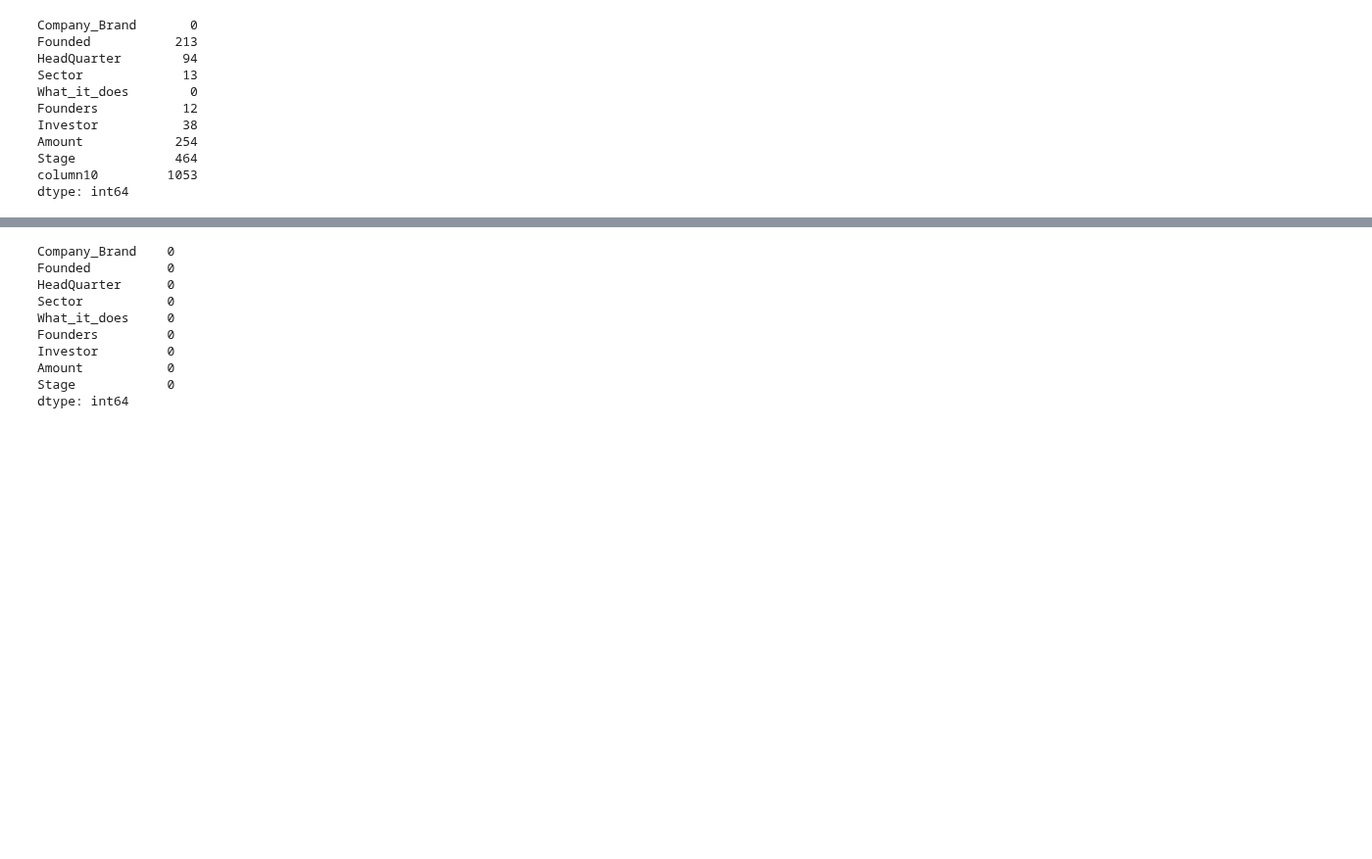
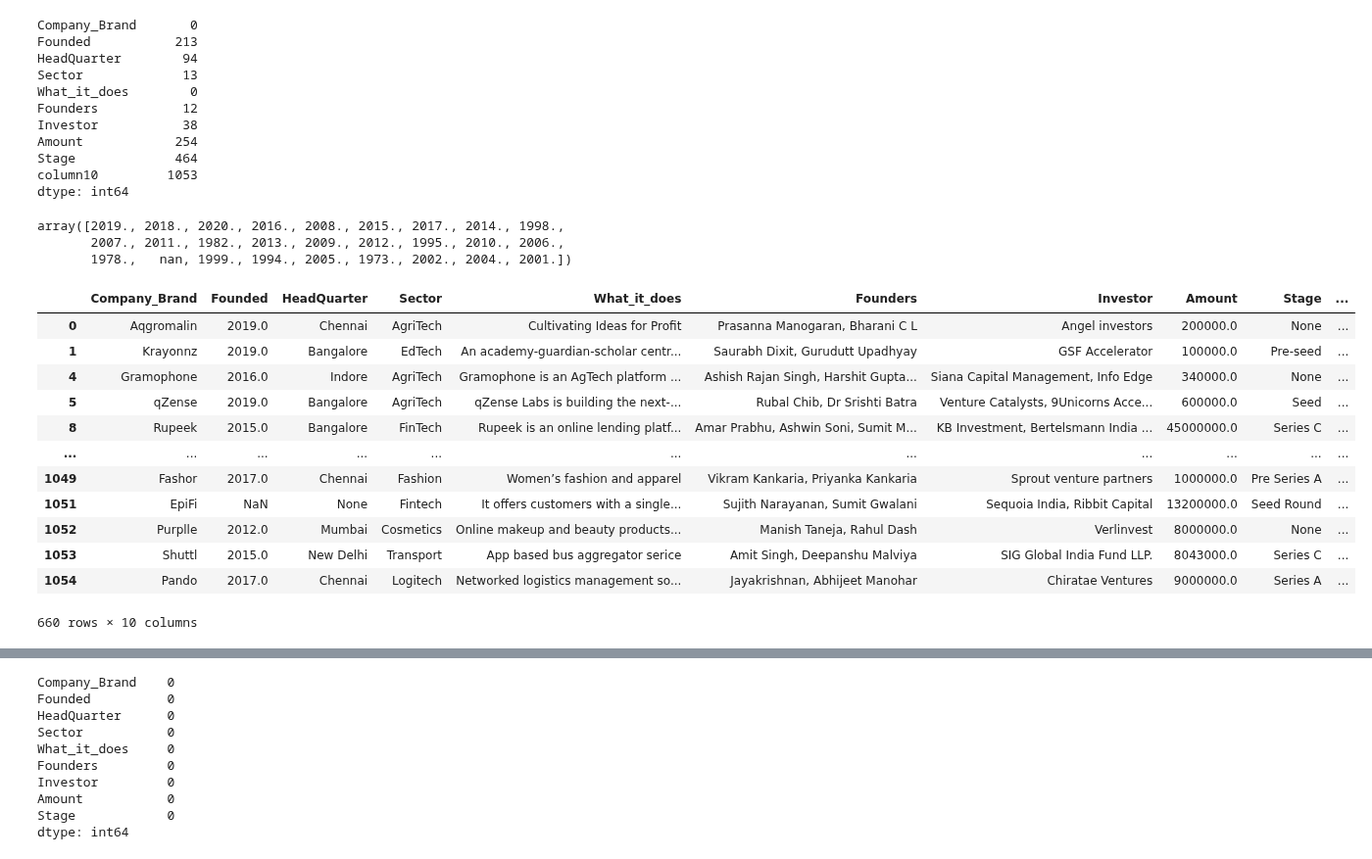
Before and after one commit to raymondmusyoka/Indian-startups-Fundings, a Jupyter notebook: Notebooks/project.ipynb, the cells around one changed output, grey strips where cells are left out. Shown at 98% size. Drawn from its saved outputs; the diff is of its cells as text; code cells hidden in the pictures; blank space fills up the shorter version.

```diff
--- a/Notebooks/project.ipynb
+++ b/Notebooks/project.ipynb
@@ -170,3 +172,11 @@ Amount            254
 Stage             464
 column10         1053
 dtype: int64
+# %%
+# replace all dash(-) and empty spaces IN THE Founded column with NaN
+data["Founded"] = data["Founded"].replace(["-", "", "nan"], np.nan)
+data["Founded"].unique()
+# %% [output]
+array([2019., 2018., 2020., 2016., 2008., 2015., 2017., 2014., 1998.,
+       2007., 2011., 1982., 2013., 2009., 2012., 1995., 2010., 2006.,
+       1978.,   nan, 1999., 1994., 2005., 1973., 2002., 2004., 2001.])
@@ -172,0 +191,17 @@ dtype: int64
+# %%
+# Identify empty, commas, and NaN values in the Founders column
+data[(data["Founders"] == " ") | (data["Founders"].str.contains(",")) | (data["Founders"].isna())| data["Founders"].isnull()]
+# %% [output]
+|  | Company_Brand | Founded | HeadQuarter | Sector | What_it_does | Founders | Investor | Amount | Stage | ... |
+| 0 | Aqgromalin | 2019.0 | Chennai | AgriTech | Cultivating Ideas for Profit | Prasanna Manogaran, Bharani C L | Angel investors | 200000.0 | None | ... |
+| 1 | Krayonnz | 2019.0 | Bangalore | EdTech | An academy-guardian-scholar centr... | Saurabh Dixit, Gurudutt Upadhyay | GSF Accelerator | 100000.0 | Pre-seed | ... |
+| 4 | Gramophone | 2016.0 | Indore | AgriTech | Gramophone is an AgTech platform ... | Ashish Rajan Singh, Harshit Gupta... | Siana Capital Management, Info Edge | 340000.0 | None | ... |
+| 5 | qZense | 2019.0 | Bangalore | AgriTech | qZense Labs is building the next-... | Rubal Chib, Dr Srishti Batra | Venture Catalysts, 9Unicorns Acce... | 600000.0 | Seed | ... |
+| 8 | Rupeek | 2015.0 | Bangalore | FinTech | Rupeek is an online lending platf... | Amar Prabhu, Ashwin Soni, Sumit M... | KB Investment, Bertelsmann India ... | 45000000.0 | Series C | ... |
+| ... | ... | ... | ... | ... | ... | ... | ... | ... | ... | ... |
+| 1049 | Fashor | 2017.0 | Chennai | Fashion | Women’s fashion and apparel | Vikram Kankaria, Priyanka Kankaria | Sprout venture partners | 1000000.0 | Pre Series A | ... |
+| 1051 | EpiFi | NaN | None | Fintech | It offers customers with a single... | Sujith Narayanan, Sumit Gwalani | Sequoia India, Ribbit Capital | 13200000.0 | Seed Round | ... |
+| 1052 | Purplle | 2012.0 | Mumbai | Cosmetics | Online makeup and beauty products... | Manish Taneja, Rahul Dash | Verlinvest | 8000000.0 | None | ... |
+| 1053 | Shuttl | 2015.0 | New Delhi | Transport | App based bus aggregator serice | Amit Singh, Deepanshu Malviya | SIG Global India Fund LLP. | 8043000.0 | Series C | ... |
+| 1054 | Pando | 2017.0 | Chennai | Logitech | Networked logistics management so... | Jayakrishnan, Abhijeet Manohar | Chiratae Ventures | 9000000.0 | Series A | ... |
+660 rows × 10 columns
```
Also changed, not shown: parts of 92 cells of this notebook.
